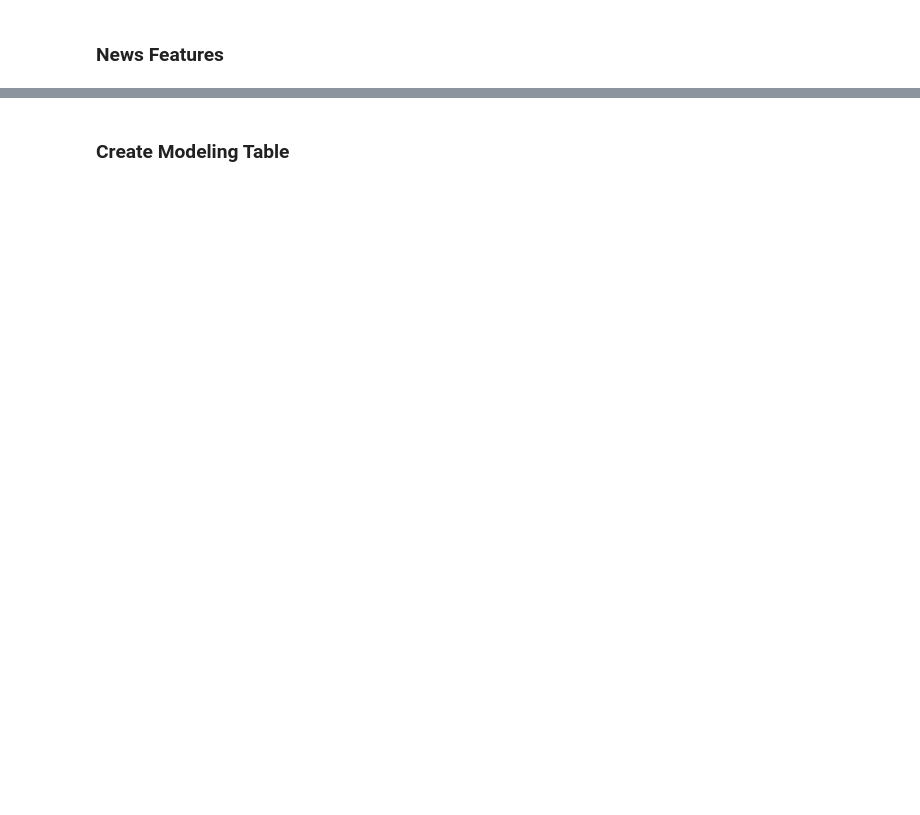
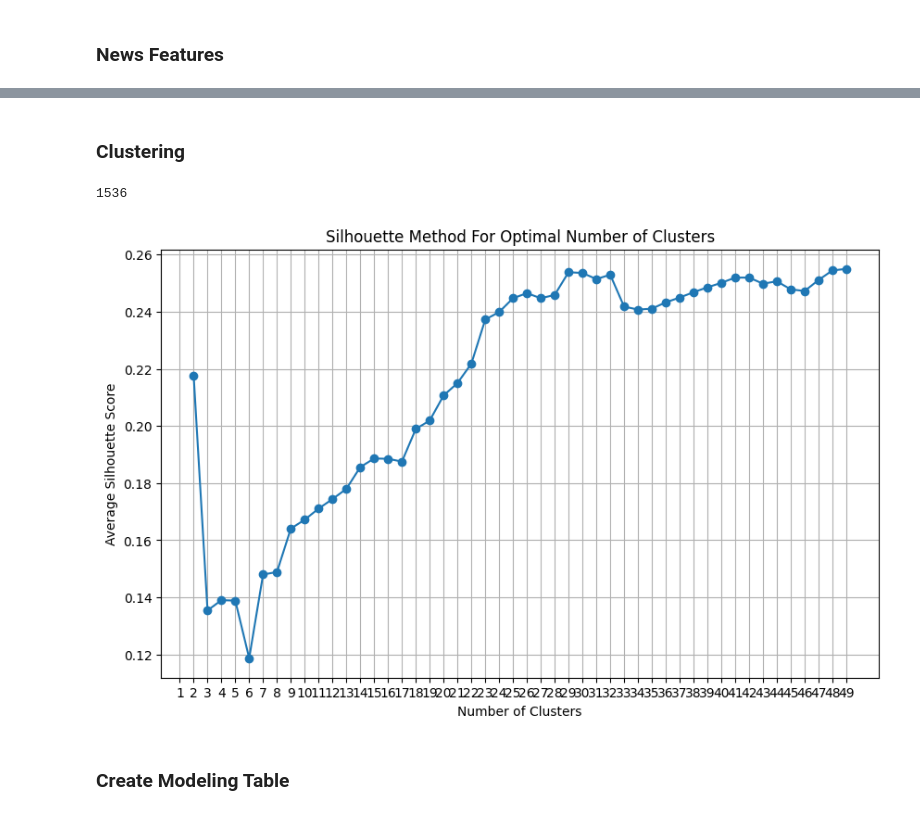
Before and after one commit to diegotanton/Sibyl-1, a Jupyter notebook: feature_engineering.ipynb, the cells around one changed output, grey strips where cells are left out. Cells and saved outputs as stored; diff of their text form; code cells hidden in the pictures; blank space fills up the shorter version.

```diff
--- a/feature_engineering.ipynb
+++ b/feature_engineering.ipynb
@@ -23,7 +29,7 @@ energy = pd.read_csv("data/corps/energy.csv")
 # %%
 ## Load Cleaned Data
 
-prices = pd.read_csv("data/industrials_073124/prices.csv")
-news = pd.read_csv("data/industrials_073124/news.csv")
+prices = pd.read_csv("data/industrials_073124/prices.csv", index_col=0)
+news = pd.read_csv("data/industrials_073124/news.csv", index_col=0)
 # %% [markdown]
 ### **News Features**
@@ -45,0 +91,2 @@ news
+# %% [markdown]
+### **Clustering**
@@ -45,0 +115,30 @@ news
+# %%
+len(embeddings[0])
+# %% [output]
+1536
+# %%
+## Plot Silhouette Scores
+
+with warnings.catch_warnings():
+    warnings.simplefilter("ignore")
+
+    n = 50
+
+    range_n_clusters = range(2, n)
+    silhouette_avg = []
+
+    for n_clusters in range_n_clusters:
+        kmeans = KMeans(n_clusters=n_clusters, random_state=42)
+        cluster_labels = kmeans.fit_predict(embeddings)
+        silhouette_avg.append(silhouette_score(embeddings, cluster_labels))
+
+    plt.figure(figsize=(10, 6))
+    plt.plot(range_n_clusters, silhouette_avg, marker='o')
+    plt.xlabel('Number of Clusters')
+    plt.ylabel('Average Silhouette Score')
+    plt.title('Silhouette Method For Optimal Number of Clusters')
+    plt.xticks(range(1, n))
+    plt.grid(True)
+    plt.show()
+# %% [output]
+[figure, added]
```
Also changed, not shown: parts of 13 cells of this notebook, 4 other files.
